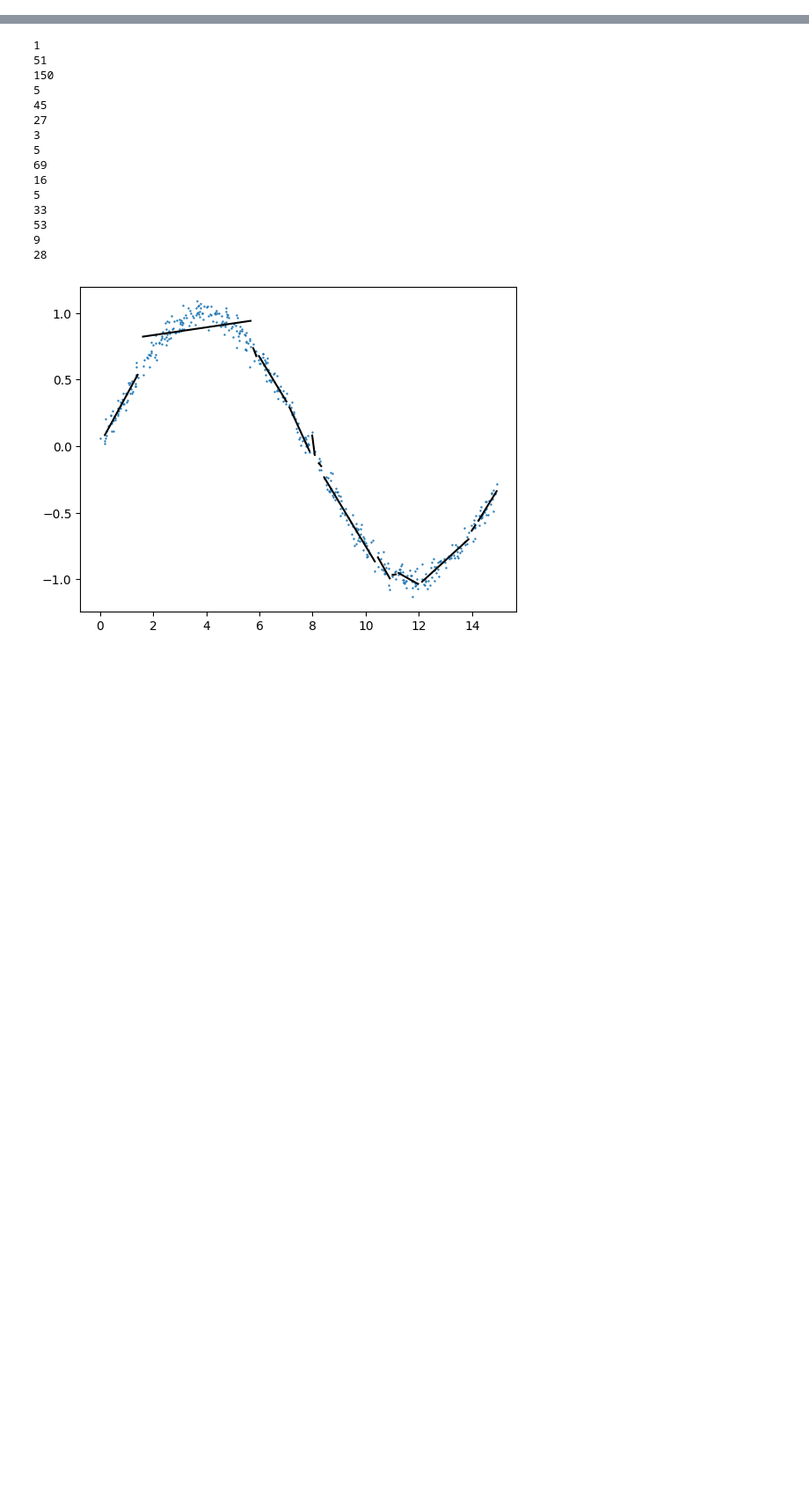
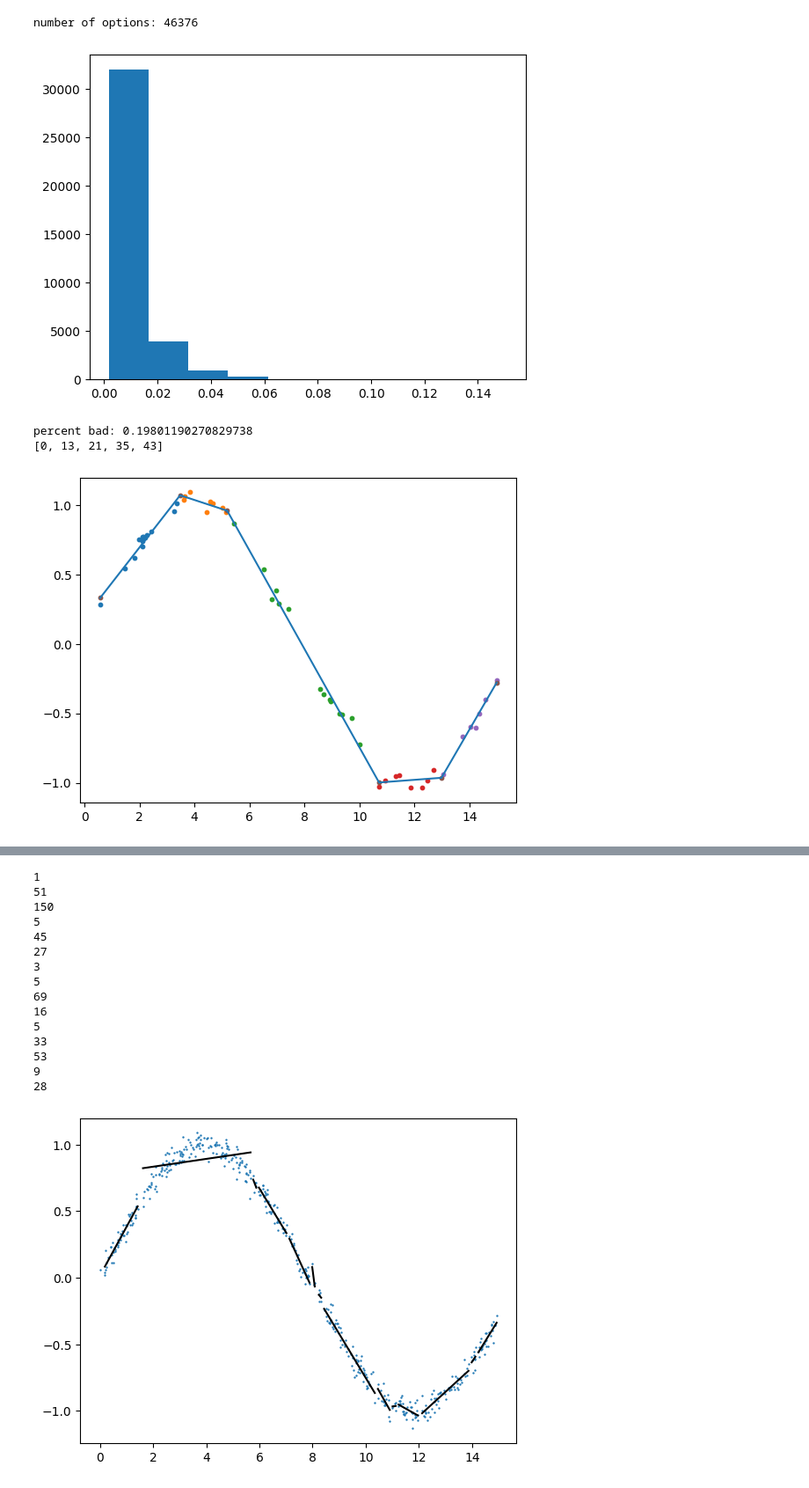
Before and after one commit to davebro1031/CS-506-Project, a Jupyter notebook: 1d_problem.ipynb, the cells around one changed output, grey strips where cells are left out. Shown at 88% size. Cells and saved outputs as stored; diff of their text form; code cells hidden in the pictures; blank space fills up the shorter version.

```diff
--- a/1d_problem.ipynb
+++ b/1d_problem.ipynb
@@ -187,3 +193,18 @@ class SAMPLE:
+# %%
+sample = SAMPLE(50,signal)
+
+clustering, bad = sample.find_optimal_Kclustering(4,5)
+print(clustering)
+best_estimator = sample.cluster_fit(clustering)
+sample.plot_cluster(clustering)
+best_estimator.plot()
+plt.show()
+# %% [output]
+number of options: 46376
+[figure, added]
+percent bad: 0.19801190270829738
+[0, 13, 21, 35, 43]
+[figure, added]
 # %%
 sample = SAMPLE(50,signal)
 
```
Also changed, not shown: parts of 7 cells of this notebook, 1 other file.
